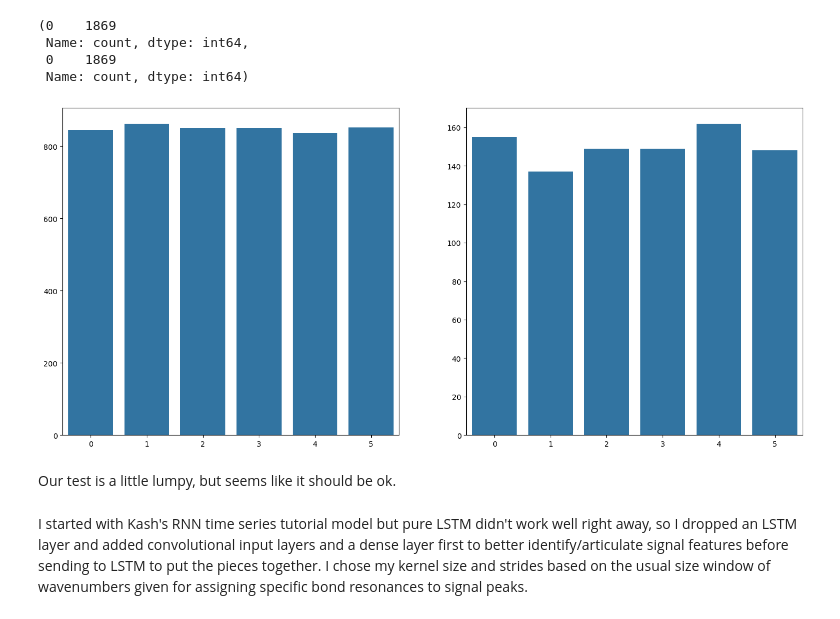
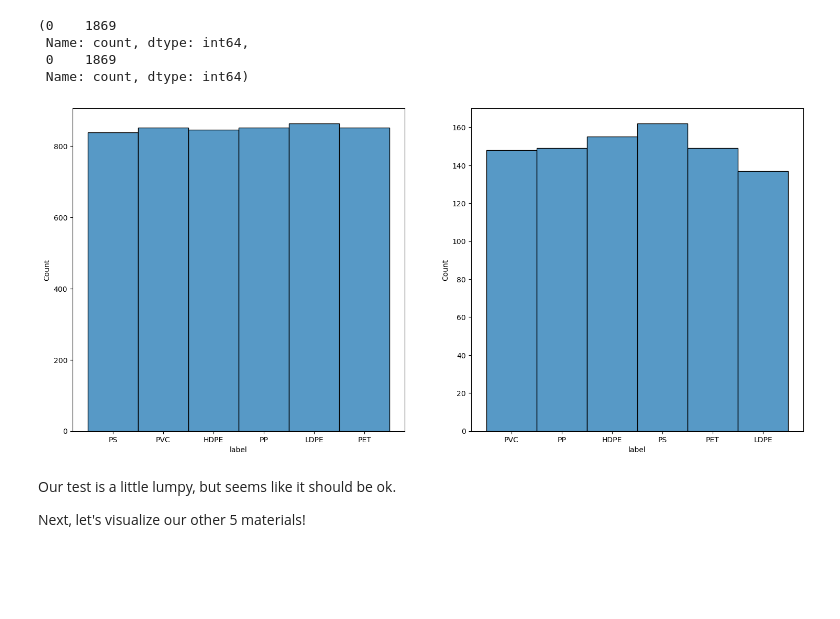
Before and after one commit to bocekout/LSTM_Classification_of_6_Plastics_From_FTIR_Spectra, a Jupyter notebook: EDA.ipynb, the cells around one changed output. Drawn from its saved outputs; the diff is of its cells as text; code cells hidden in the pictures; blank space fills up the shorter version.

```diff
--- a/EDA.ipynb
+++ b/EDA.ipynb
@@ -58,12 +50,12 @@ array([[ 399.1927,  105.355 ],
 fig,[ax1,ax2] = plt.subplots(nrows=2,figsize=(16,8))
 sns.lineplot(x=sample_c8[:,0], y=sample_c8[:,1],ax=ax1)
 ax1.set_xlabel("Wavenumber (cm⁻¹)")
-ax1.set_ylabel("Transmittance")
+ax1.set_ylabel("% Transmittance")
 ax1.set_title("FTIR Transmittance Spectrum for High Density Polyethylene at 8cm⁻¹ Resolution")
 ax1.invert_xaxis()
 sns.lineplot(x=sample_c4[:,0], y=sample_c4[:,1],ax=ax2)
 ax2.set_xlabel("Wavenumber (cm⁻¹)")
-ax2.set_ylabel("Transmittance")
+ax2.set_ylabel("% Transmittance")
 ax2.set_title("FTIR Transmittance Spectrum for High Density Polyethylene at 4cm⁻¹ Resolution")
 ax2.invert_xaxis()
 plt.tight_layout()
@@ -182,9 +166,11 @@ X_test=data_test.drop(columns=['label']).multiply(-1).add(1)
 # %%
 # Quick histograms to make sure target distributions are still balanced enough
 fig,[ax1,ax2] =plt.subplots(ncols=2,figsize=(18,8))
-sns.barplot(x=[0,1,2,3,4,5],y=[y_train[:,0].sum(),y_train[:,1].sum(),y_train[:,2].sum(),y_train[:,3].sum(),y_train[:,4].sum(),y_train[:,5].sum()],ax=ax1)
-sns.barplot(x=[0,1,2,3,4,5],y=[y_test[:,0].sum(),y_test[:,1].sum(),y_test[:,2].sum(),y_test[:,3].sum(),y_test[:,4].sum(),y_test[:,5].sum()],ax=ax2);
+sns.histplot(data=data_train['label'],ax=ax1)
+sns.histplot(data=data_test['label'],ax=ax2);
 # %% [output]
-[figure, old version]
+[figure, new version]
 # %% [markdown]
 Our test is a little lumpy, but seems like it should be ok.
+
+Next, let's visualize our other 5 materials!
@@ -193,2 +176,0 @@ X_train = np.reshape(X_train, (X_train.shape[0], X_train.shape[1], 1)).astype('f
-# %% [markdown]
-I started with Kash's RNN time series tutorial model but pure LSTM didn't work well right away, so I dropped an LSTM layer and added convolutional input layers and a dense layer first to better identify/articulate signal features before sending to LSTM to put the pieces together. I chose my kernel size and strides based on the usual size window of wavenumbers given for assigning specific bond resonances to signal peaks.
```
Also changed, not shown: parts of 27 cells of this notebook.
